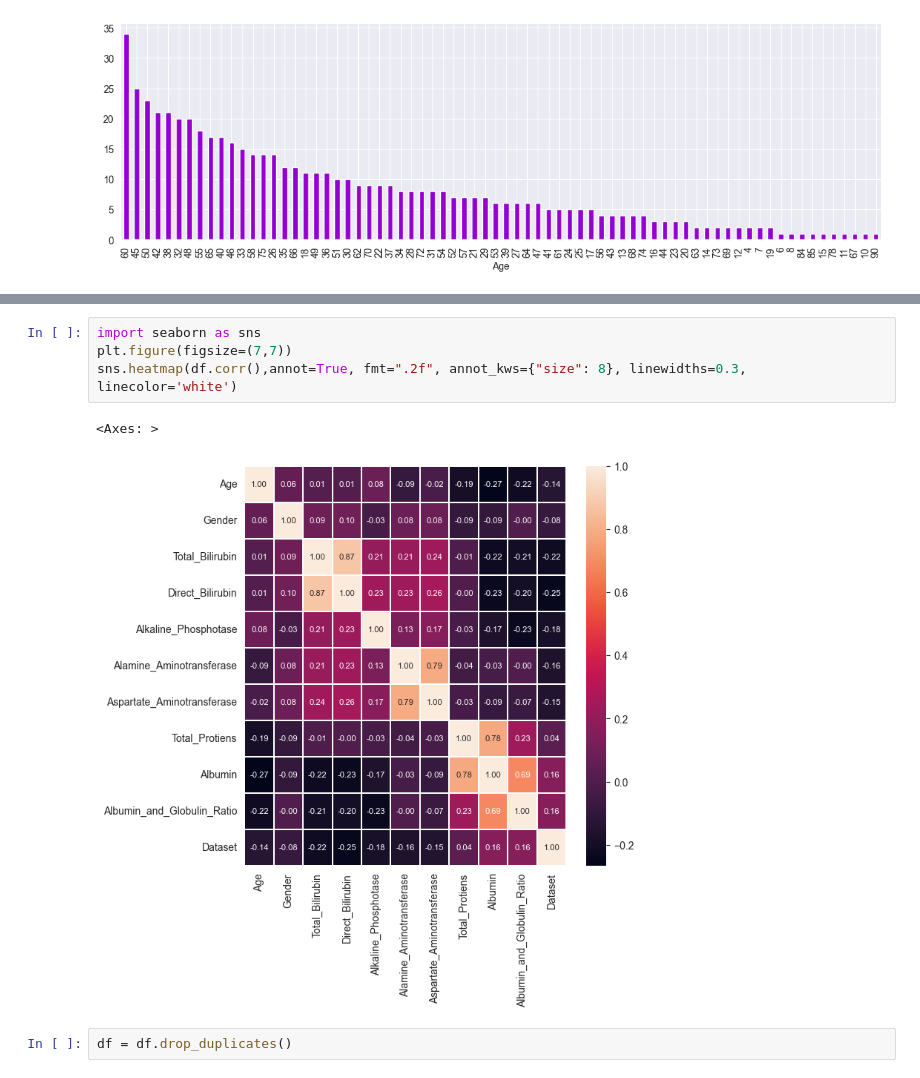
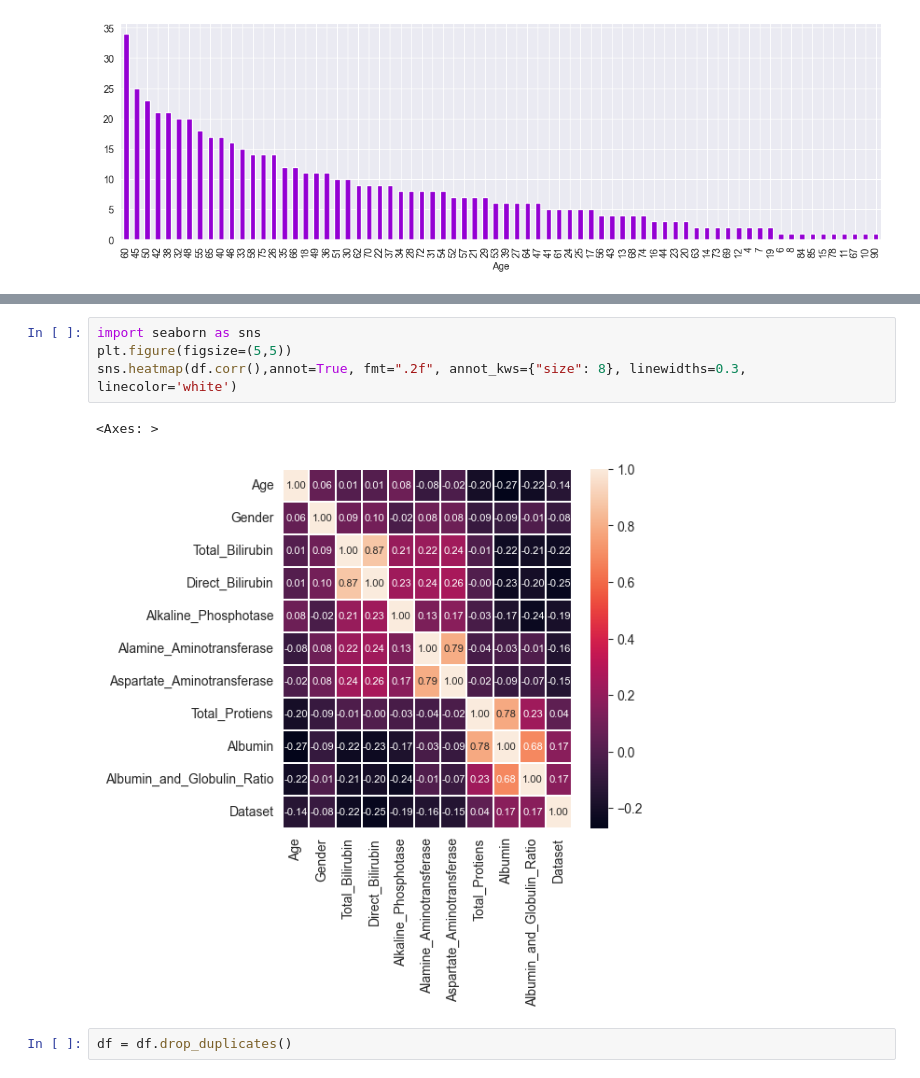
Before and after one commit to AnchalGupta1117/Liver-diseases-prediction, a Jupyter notebook: Liver-diseases-prediction.ipynb, the cells around one changed output, grey strips where cells are left out. Cells and saved outputs as stored; diff of their text form.

```diff
--- a/Liver-diseases-prediction.ipynb
+++ b/Liver-diseases-prediction.ipynb
@@ -144,11 +144,11 @@ corr
 | Dataset | -0.137351 | -0.082416 | -0.220208 | -0.246046 | -0.184866 | -0.163416 | ... |
 # %%
 import seaborn as sns
-plt.figure(figsize=(7,7))
+plt.figure(figsize=(5,5))
 sns.heatmap(df.corr(),annot=True, fmt=".2f", annot_kws={"size": 8}, linewidths=0.3, linecolor='white')
 # %% [output]
 <Axes: >
-[figure, old version]
+[figure, new version]
 # %%
 df = df.drop_duplicates()
 # %%
```
